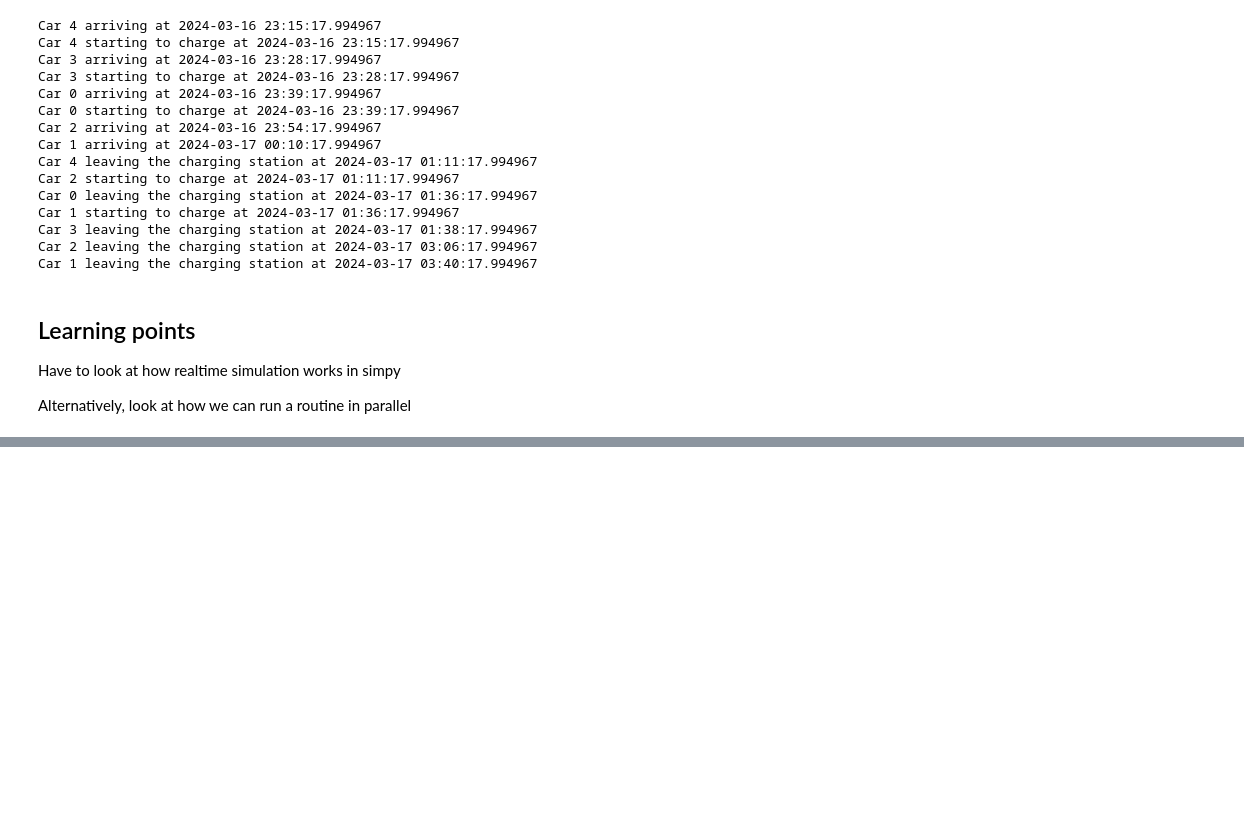
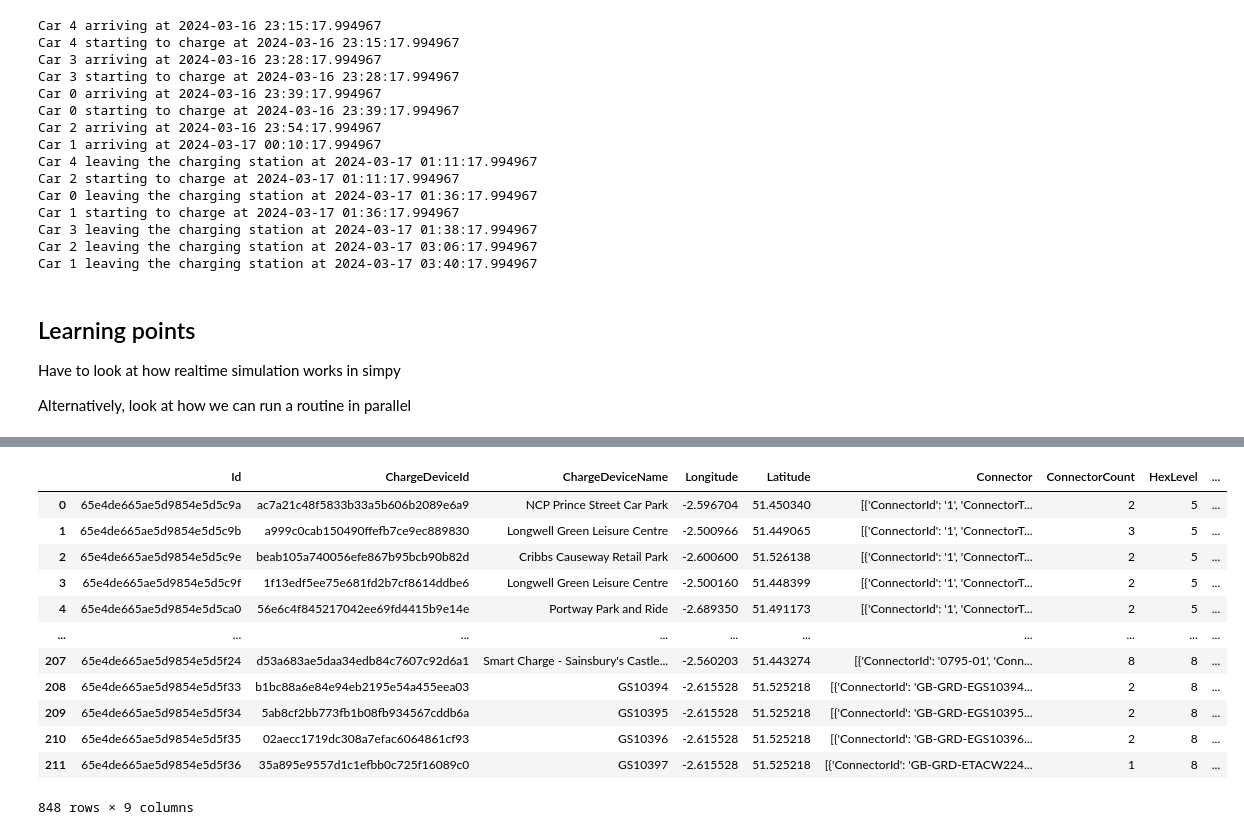
Before and after one commit to chrisdo23/electrical_vehicle_project_igp, a Jupyter notebook: simulation/simulation_testing.ipynb, the cells around one changed output, grey strips where cells are left out. Saved outputs shown, nothing was run; the diff lists cells and outputs as text; code cells hidden in the pictures; blank space fills up the shorter version.

```diff
--- a/simulation/simulation_testing.ipynb
+++ b/simulation/simulation_testing.ipynb
@@ -117,0 +184,2 @@ Alternatively, look at how we can run a routine in parallel
+# %%
+stations = mongo_query_to_list(stations_collection, select_bristol)
@@ -117,0 +209,11 @@ Alternatively, look at how we can run a routine in parallel
+# %%
+# Setup simulation slate
+for station in stations:
+    station['HexLevel'] = {}
+    for res in range(5,10):
+        station['HexLevel'][str(res)] = {'HexId' : h3.geo_to_h3(lat=float(station['ChargeDeviceLocation']['Latitude']),
+                                                                lng=float(station['ChargeDeviceLocation']['Longitude']),
+                                                                resolution=res)}
+    for connector in station['Connector']:
+        connector['Status'] = False
+        connector['LastUpdatedAt'] = None
@@ -117,0 +382,27 @@ Alternatively, look at how we can run a routine in parallel
+# %%
+traffic_data = pd.DataFrame()
+station_data = pd.DataFrame()
+all_hex_bristol = pd.DataFrame()
+for res in range(min_res,max_res+1):
+    temp = groupped_traffic_data.copy()
+    temp['HexLevel'] = res
+    temp['HexId']= temp.apply(lambda x: h3.geo_to_h3(lat=float(x['Latitude']),
+                                                     lng=float(x['Longitude']),
+                                                     resolution=res), 1)
+    traffic_data = pd.concat([traffic_data, temp])
+
+
+    temp = raw_station_data.copy()
+    temp['HexLevel'] = res
+    temp['HexId']= temp.apply(lambda x: h3.geo_to_h3(lat=float(x['Latitude']),
+                                                     lng=float(x['Longitude']),
+                                                     resolution=res), 1)
+    station_data = pd.concat([station_data, temp])
+
+    temp = pd.DataFrame(h3.polyfill(geo_json_polygon, res), columns=['HexId'])
+    temp['HexLevel'] = res
+    all_hex_bristol = pd.concat([all_hex_bristol, temp])
+
+traffic_data = to_camel_case(traffic_data)
+station_data = to_camel_case(station_data)
+all_hex_bristol = to_camel_case(all_hex_bristol)
@@ -117,0 +484,17 @@ Alternatively, look at how we can run a routine in parallel
+# %%
+# raw_station_data
+station_data
+# %% [output]
+|  | Id | ChargeDeviceId | ChargeDeviceName | Longitude | Latitude | Connector | ConnectorCount | HexLevel | ... |
+| 0 | 65e4de665ae5d9854e5d5c9a | ac7a21c48f5833b33a5b606b2089e6a9 | NCP Prince Street Car Park | -2.596704 | 51.450340 | [{'ConnectorId': '1', 'ConnectorT... | 2 | 5 | ... |
+| 1 | 65e4de665ae5d9854e5d5c9b | a999c0cab150490ffefb7ce9ec889830 | Longwell Green Leisure Centre | -2.500966 | 51.449065 | [{'ConnectorId': '1', 'ConnectorT... | 3 | 5 | ... |
+| 2 | 65e4de665ae5d9854e5d5c9e | beab105a740056efe867b95bcb90b82d | Cribbs Causeway Retail Park | -2.600600 | 51.526138 | [{'ConnectorId': '1', 'ConnectorT... | 2 | 5 | ... |
+| 3 | 65e4de665ae5d9854e5d5c9f | 1f13edf5ee75e681fd2b7cf8614ddbe6 | Longwell Green Leisure Centre | -2.500160 | 51.448399 | [{'ConnectorId': '1', 'ConnectorT... | 2 | 5 | ... |
+| 4 | 65e4de665ae5d9854e5d5ca0 | 56e6c4f845217042ee69fd4415b9e14e | Portway Park and Ride | -2.689350 | 51.491173 | [{'ConnectorId': '1', 'ConnectorT... | 2 | 5 | ... |
+| ... | ... | ... | ... | ... | ... | ... | ... | ... | ... |
+| 207 | 65e4de665ae5d9854e5d5f24 | d53a683ae5daa34edb84c7607c92d6a1 | Smart Charge - Sainsbury's Castle... | -2.560203 | 51.443274 | [{'ConnectorId': '0795-01', 'Conn... | 8 | 8 | ... |
+| 208 | 65e4de665ae5d9854e5d5f33 | b1bc88a6e84e94eb2195e54a455eea03 | GS10394 | -2.615528 | 51.525218 | [{'ConnectorId': 'GB-GRD-EGS10394... | 2 | 8 | ... |
+| 209 | 65e4de665ae5d9854e5d5f34 | 5ab8cf2bb773fb1b08fb934567cddb6a | GS10395 | -2.615528 | 51.525218 | [{'ConnectorId': 'GB-GRD-EGS10395... | 2 | 8 | ... |
+| 210 | 65e4de665ae5d9854e5d5f35 | 02aecc1719dc308a7efac6064861cf93 | GS10396 | -2.615528 | 51.525218 | [{'ConnectorId': 'GB-GRD-EGS10396... | 2 | 8 | ... |
+| 211 | 65e4de665ae5d9854e5d5f36 | 35a895e9557d1c1efbb0c725f16089c0 | GS10397 | -2.615528 | 51.525218 | [{'ConnectorId': 'GB-GRD-ETACW224... | 1 | 8 | ... |
+848 rows × 9 columns
```
Also changed, not shown: parts of 32 cells of this notebook, 25 other files.
